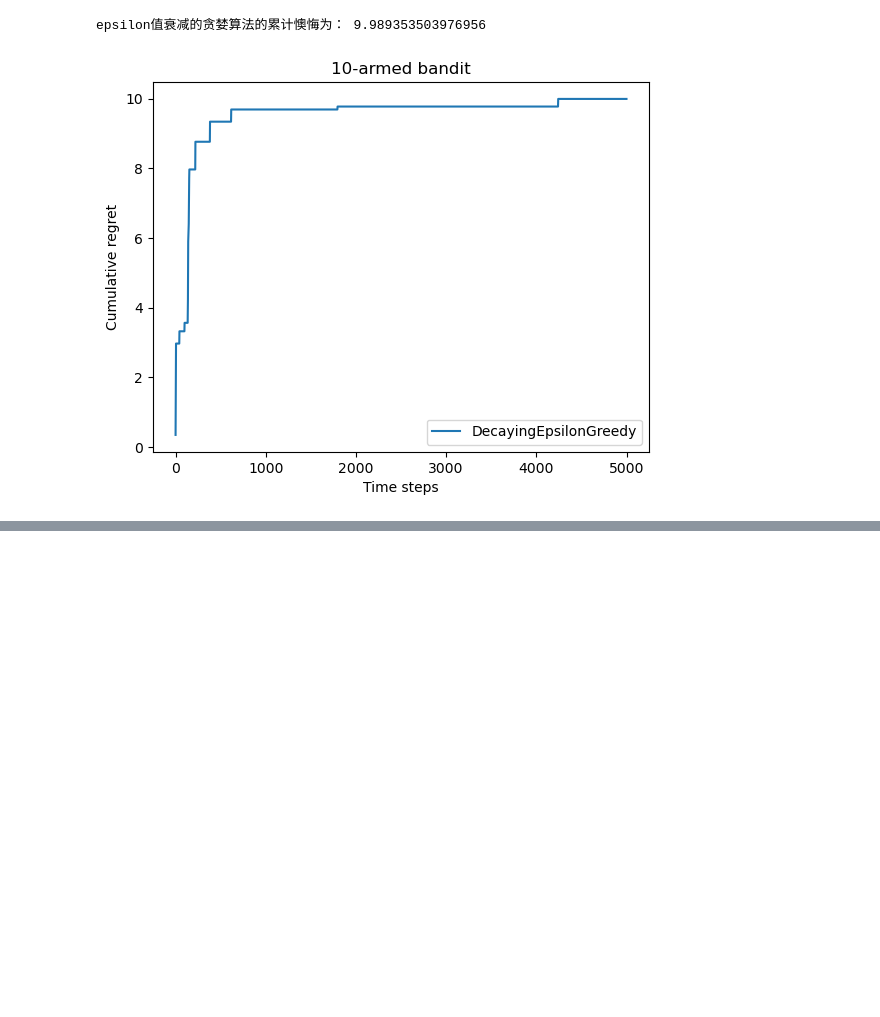
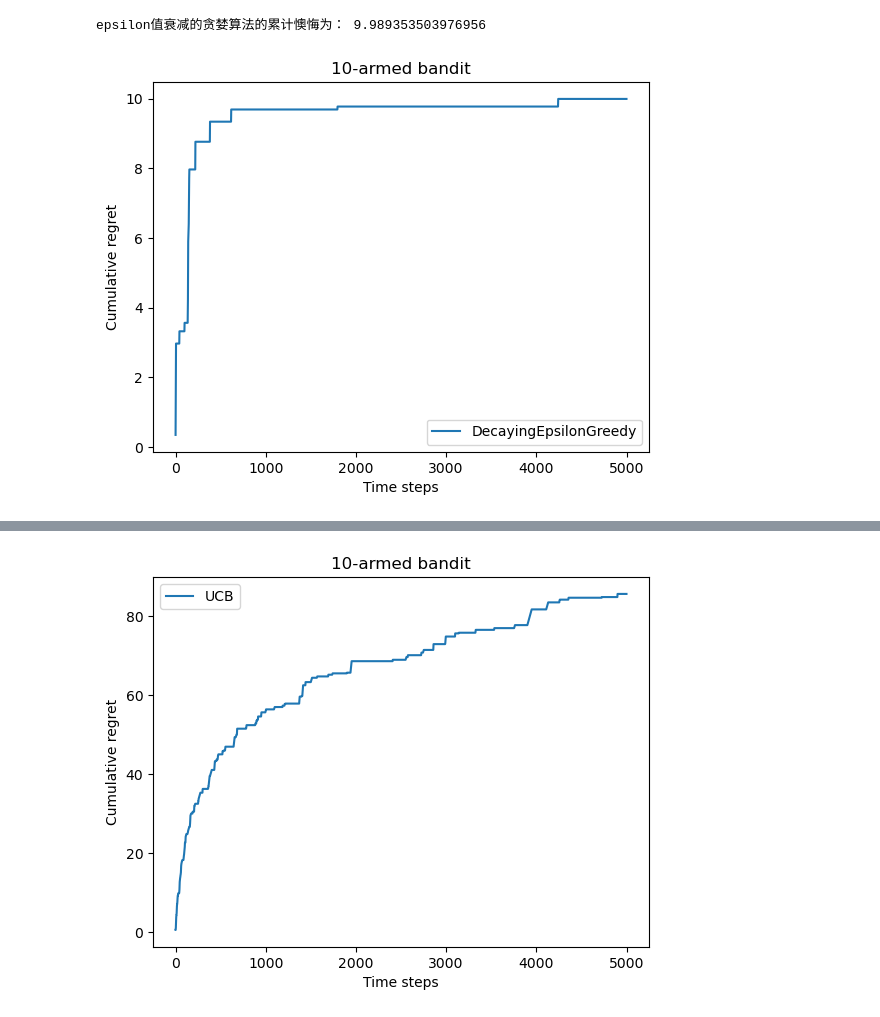
Before and after one commit to STARKDFOREVER/DeepReinforcementLearning-review, a Jupyter notebook: Hands-on-RL.ipynb, the cells around one changed output, grey strips where cells are left out. Drawn from its saved outputs; the diff is of its cells as text; code cells hidden in the pictures; blank space fills up the shorter version.

```diff
--- a/Hands-on-RL.ipynb
+++ b/Hands-on-RL.ipynb
@@ -2,6 +2,9 @@
 """
 多臂老虎机（MAB）实现
 不同于一般的强化学习过程，多臂老虎机问题没有使用状态及状态转移分布，只使用了动作空间和奖励函数
+MAB可视为无状态的强化学习
+实现了epsilon-greedy算法，包括epsilon固定、epsolon随时间衰减、上置信界算法和汤普森采样算法
+除第一者的累积懊悔随时间线性递增，后三者均为此线性
 """
 
 #导入使用的库，numpy库用于数组和矩阵运算，matplotlib库用于绘图
@@ -89,7 +92,7 @@ class Solver:
         #运行一定次数，传入参数num_steps为总运行次数
         for _ in range(num_steps):
             k = self.run_one_step()
-            #
+            #run_one_step()函数返回选择拉杆idx
             self.counts[k] += 1
             #计数器数组中第k号拉杆选中次数+1
             self.actions.append(k)
@@ -232,6 +235,85 @@ print('epsilon值衰减的贪婪算法的累计懊悔为：', decaying_epsilon_g
 #打印epsilon值衰减的贪婪算法的累计懊悔
 plot_results([decaying_epsilon_greedy_solver], ["DecayingEpsilonGreedy"])
 #绘制epsilon值衰减的贪婪算法的累计懊悔随时间变化的图像，plot_results函数定义在上方，传入参数为两个列表
+
+"""上置信界UCB算法实现"""
+class UCB(Solver):
+    #UCB算法，继承Solver类
+    def __init__(self, bandit, coef, init_prob = 1.0):
+        #初始化函数实现
+        super(UCB, self).__init__(bandit)
+        self.total_count = 0
+        #记录总时间步数
+        self.estimates = np.array([init_prob] * self.bandit.K)
+        #维护一个estimates列表用于记录各拉杆期望奖励估值，初始化为全1
+        self.coef = coef
+        #coef参数用于控制不确定度的比重
+
+    def run_one_step(self):
+        #运行一步函数实现
+        self.total_count += 1
+        #总时间步数+1
+        ucb = self.estimates + self.coef * np.sqrt(np.log(self.total_count) / (2 * (self.counts + 1)))
+        #右值表达式用于计算上置信度，其中在分母+1是为了保证除数非0
+        #sqrt方法用于开方运算，log方法用于取对数运算
+        k = np.argmax(ucb)
+        #选出上置信界最大的拉杆
+        r = self.bandit.step(k)
+        #调用step()函数用于获取奖励值
+        self.estimates[k] += 1. / (self.counts[k] + 1) * (r - self.estimates[k])
+        #使用增量式更新期望奖励估值
+        return k
+        #返回动作选择
+
+np.random.seed(1)
+#设置随机种子数
+coef = 1
+#控制不确定性比重的系数
+UCB_solver = UCB(bandit_10_arm, coef)
+#构建UCB求解器实例
+UCB_solver.run(5000)
+#运行5000时间步
+print('上置信界算法的累积懊悔为：', UCB_solver.regret)
+#打印累计懊悔值
+plot_results([UCB_solver], ["UCB"])
+#绘制结果图
+
+"""汤普森采样(Thompson Sample)算法实现"""
+class ThompsonSampling(Solver):
+    #汤普森采样算法，继承Solver类
+    def __init__(self, bandit):
+        #初始化函数实现
+        super(ThompsonSampling, self).__init__(bandit)
+        self._a = np.ones(self.bandit.K)
+        #维护一个列表，表示每根拉杆奖励为1的次数，初始化为全1
+        #python中变量名以单下划线开头表明该变量为内部变量
+        self._b = np.ones(self.bandit.K)
+        #维护一个列表，表示每根拉杆奖励为0的次数，初始化为全1
+
+    def run_one_step(self):
+        #运行一步函数实现
+        samples = np.random.beta(self._a, self._b)
+        #初始化假设拉动每根拉杆的奖励服从Beta分布
+        #按照Beta分布采样一组奖励样本
+        k = np.argmax(samples)
+        #选出采样奖励最大的拉杆
+        r = self.bandit.step(k)
+        #调用step函数获取奖励
+        self._a[k] += r
+        #更新Beta分布的第一个参数
+        self._b[k] += 1 - r
+        #更新Beta分布的第二个参数
+        return k
+        #返回动作选择值
+
+np.random.seed(1)
+thompson_sampling_solver = ThompsonSampling(bandit_10_arm)
+#构建汤普森采样实例
+thompson_sampling_solver.run(5000)
+#运行5000时间步
+print('汤普森采样算法的累积懊悔为：', thompson_sampling_solver.regret)
+plot_results([thompson_sampling_solver], ["ThompsonSampling"])
+#打印相关信息
 # %% [output]
 随机生成了一个10臂伯努利老虎机
 获奖概率最大的拉杆为1号，其获奖概率为0.9507
@@ -252,0 +336 @@ epsilon值衰减的贪婪算法的累计懊悔为： 9.989353503976956
+[figure, added]
```
Also changed, not shown: parts of 2 cells of this notebook.
